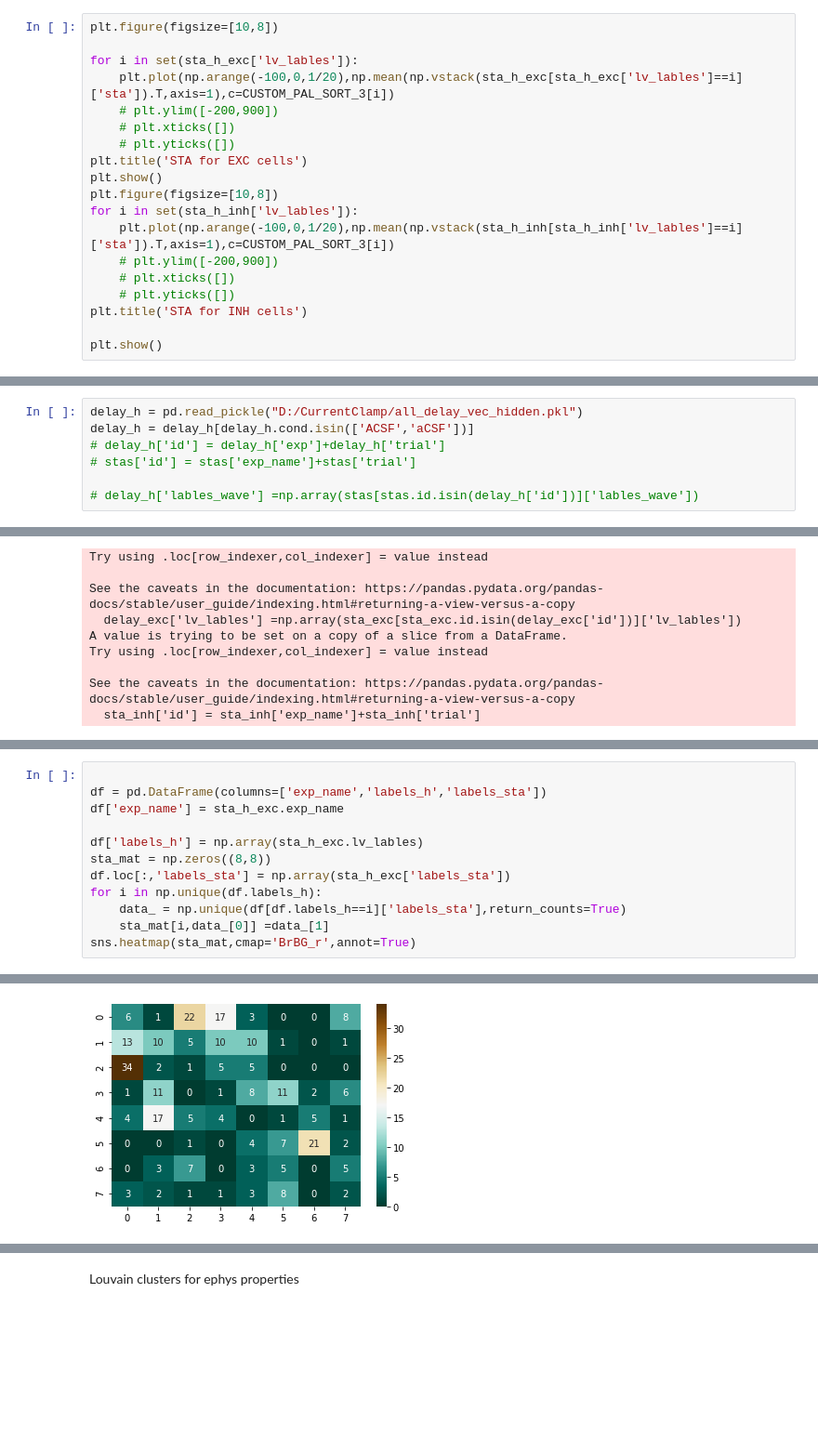
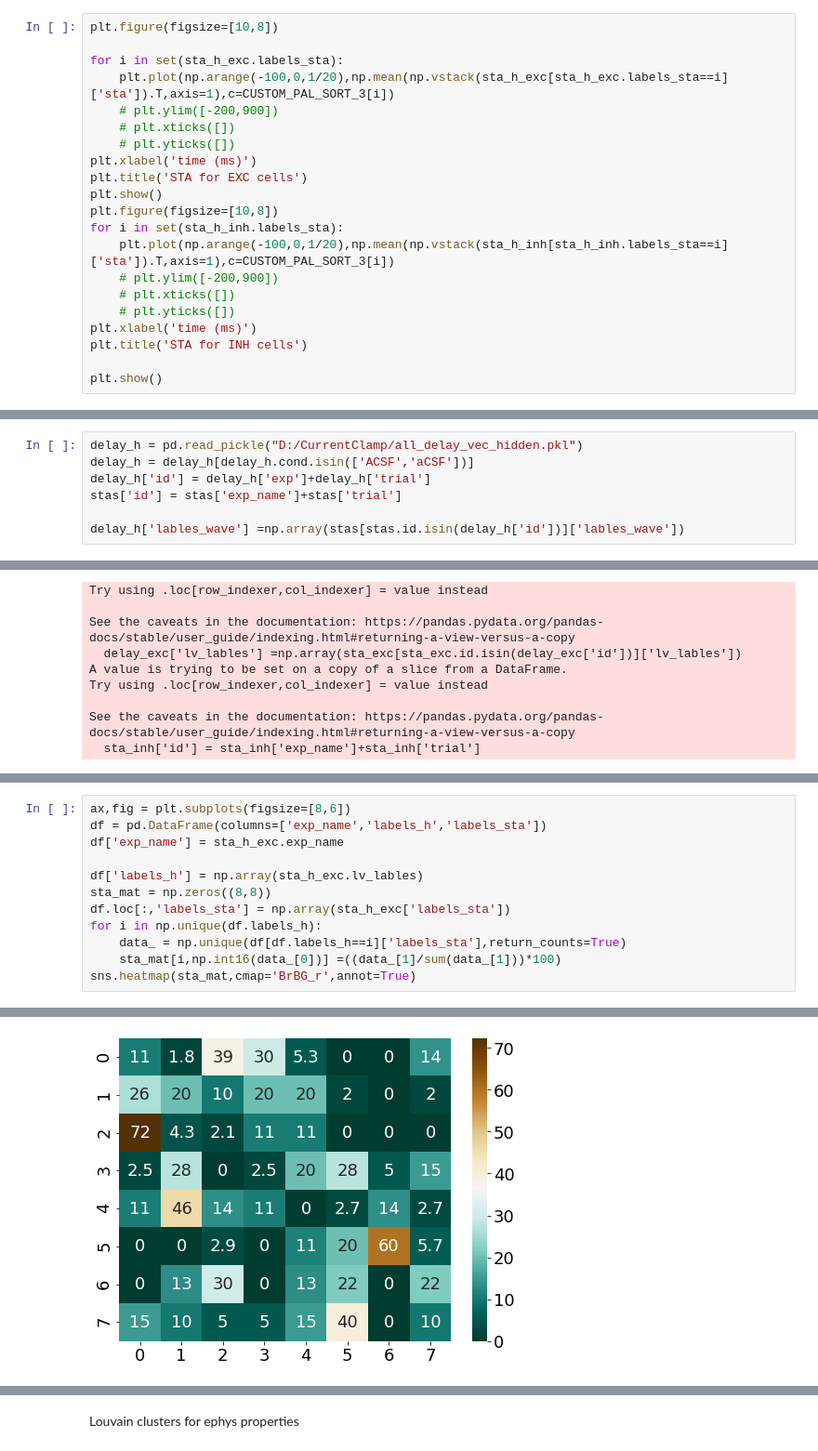
Before and after one commit to Nishant-codex/single_cell_analysis, a Jupyter notebook: notebooks/input_dim_comparison.ipynb, the cells around one changed output, grey strips where cells are left out. Shown at 93% size. Cells and saved outputs as stored; diff of their text form; blank space fills up the shorter version.

```diff
--- a/notebooks/input_dim_comparison.ipynb
+++ b/notebooks/input_dim_comparison.ipynb
@@ -329,19 +309,21 @@ See the caveats in the documentation: https://pandas.pydata.org/pandas-docs/stab
 # %%
 plt.figure(figsize=[10,8])
 
-for i in set(sta_h_exc['lv_lables']):
-    plt.plot(np.arange(-100,0,1/20),np.mean(np.vstack(sta_h_exc[sta_h_exc['lv_lables']==i]['sta']).T,axis=1),c=CUSTOM_PAL_SORT_3[i])
+for i in set(sta_h_exc.labels_sta):
+    plt.plot(np.arange(-100,0,1/20),np.mean(np.vstack(sta_h_exc[sta_h_exc.labels_sta==i]['sta']).T,axis=1),c=CUSTOM_PAL_SORT_3[i])
     # plt.ylim([-200,900])
     # plt.xticks([])
     # plt.yticks([])
+plt.xlabel('time (ms)')
 plt.title('STA for EXC cells')
 plt.show()
 plt.figure(figsize=[10,8])
-for i in set(sta_h_inh['lv_lables']):
-    plt.plot(np.arange(-100,0,1/20),np.mean(np.vstack(sta_h_inh[sta_h_inh['lv_lables']==i]['sta']).T,axis=1),c=CUSTOM_PAL_SORT_3[i])
+for i in set(sta_h_inh.labels_sta):
+    plt.plot(np.arange(-100,0,1/20),np.mean(np.vstack(sta_h_inh[sta_h_inh.labels_sta==i]['sta']).T,axis=1),c=CUSTOM_PAL_SORT_3[i])
     # plt.ylim([-200,900])
     # plt.xticks([])
     # plt.yticks([])
+plt.xlabel('time (ms)')
 plt.title('STA for INH cells')
 
 plt.show()
@@ -386,10 +368,10 @@ See the caveats in the documentation: https://pandas.pydata.org/pandas-docs/stab
 # %%
 delay_h = pd.read_pickle("D:/CurrentClamp/all_delay_vec_hidden.pkl")
 delay_h = delay_h[delay_h.cond.isin(['ACSF','aCSF'])]
-# delay_h['id'] = delay_h['exp']+delay_h['trial']
-# stas['id'] = stas['exp_name']+stas['trial']
+delay_h['id'] = delay_h['exp']+delay_h['trial']
+stas['id'] = stas['exp_name']+stas['trial']
 
-# delay_h['lables_wave'] =np.array(stas[stas.id.isin(delay_h['id'])]['lables_wave'])
+delay_h['lables_wave'] =np.array(stas[stas.id.isin(delay_h['id'])]['lables_wave'])
 # %%
 delay_exc = delay_h[delay_h.lables_wave==0]
 delay_inh = delay_h[delay_h.lables_wave==1]
@@ -483,16 +467,16 @@ for i in np.unique(delay_inh['lv_lables']):
 # %%
-
+ax,fig = plt.subplots(figsize=[8,6])
 df = pd.DataFrame(columns=['exp_name','labels_h','labels_sta'])
 df['exp_name'] = sta_h_exc.exp_name
 
 df['labels_h'] = np.array(sta_h_exc.lv_lables)
 sta_mat = np.zeros((8,8))
 df.loc[:,'labels_sta'] = np.array(sta_h_exc['labels_sta'])
 for i in np.unique(df.labels_h):
     data_ = np.unique(df[df.labels_h==i]['labels_sta'],return_counts=True)
-    sta_mat[i,data_[0]] =data_[1]
+    sta_mat[i,np.int16(data_[0])] =((data_[1]/sum(data_[1]))*100)
 sns.heatmap(sta_mat,cmap='BrBG_r',annot=True)
 # %% [output]
 <Axes: >
-[figure, old version]
+[figure, new version]
 # %%
```
Also changed, not shown: parts of 13 cells of this notebook, 2 other files.
